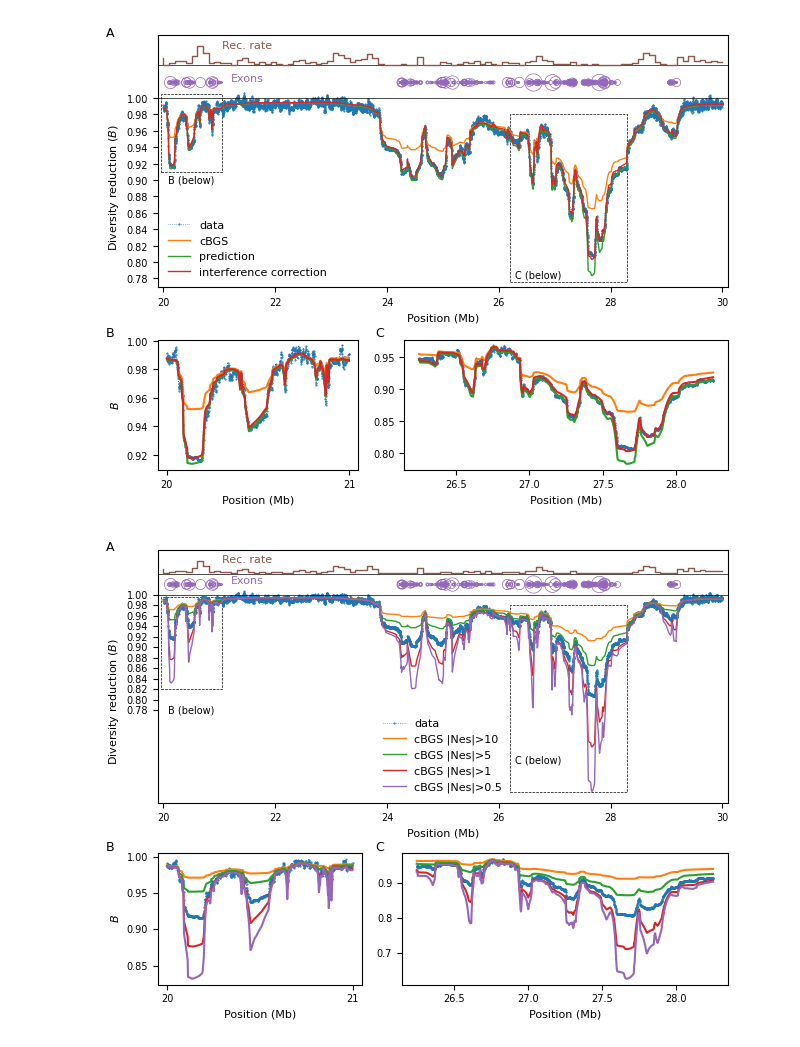
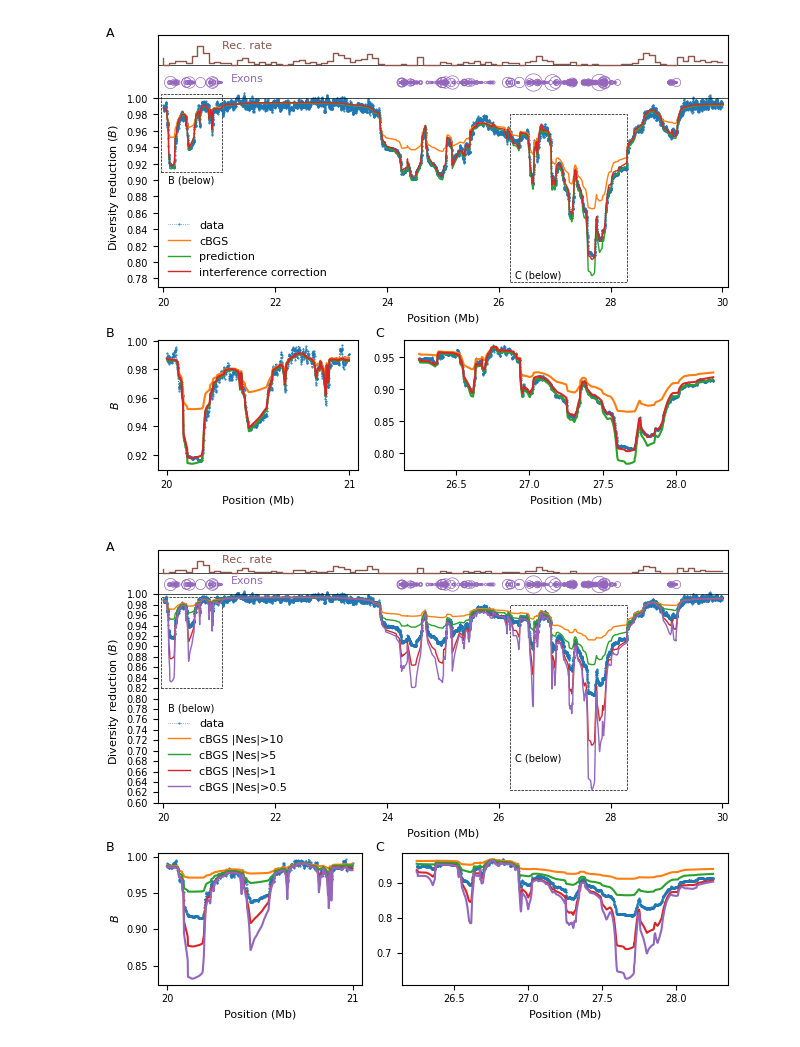
Before and after one commit to gvbarroso/momentspp, a Jupyter notebook: doc/examples/figures_paper1/figures/human-chr2-comparison.ipynb, the cells around one changed output. Cells and saved outputs as stored; diff of their text form; code cells hidden in the pictures.

```diff
--- a/doc/examples/figures_paper1/figures/human-chr2-comparison.ipynb
+++ b/doc/examples/figures_paper1/figures/human-chr2-comparison.ipynb
@@ -280,7 +280,7 @@ ax1.set_xlabel("Position (Mb)")
 ax1.set_ylabel("Diversity reduction ($B$)")
 ax1.yaxis.set_label_coords(-0.065, 0.4)
 ax1.set_xlim(19.9, 30.1)
-ax1.set_yticks(np.arange(0.78, 1.01, 0.02))
+ax1.set_yticks(np.arange(0.6, 1.01, 0.02))
 ax1.legend(frameon=False, fontsize=8)
 
 rect = matplotlib.patches.Rectangle((19.95, 0.82), 1.1, 0.175, linestyle="--", edgecolor="k", lw=0.5, facecolor="none")
@@ -293,31 +293,31 @@ ax1.text(26.7, 0.685, "C (below)", va="center", ha="center", fontsize=7)
 
 ax1.text(21.5, 1.065, "Rec. rate", va="center", ha="center", color=colors[5], fontsize=8)
 ax1.text(21.5, 1.025, "Exons", va="center", ha="center", color=colors[4], fontsize=8)
 
 ax2.plot(xs[20000:21000] / 1e6, data[20000:21000], ".:", lw=0.75, ms=1, label="data")
 ax2.plot(xs[20000:21000] / 1e6, B_Nes10[20000:21000], lw=1.5, label="cBGS")
 ax2.plot(xs[20000:21000] / 1e6, B_Nes5[20000:21000], lw=1.5, label="cBGS")
 ax2.plot(xs[20000:21000] / 1e6, B_Nes1[20000:21000], lw=1.5, label="cBGS")
 ax2.plot(xs[20000:21000] / 1e6, B_Nes05[20000:21000], lw=1.5, label="cBGS")
 
 ax3.plot(xs[26250:28250] / 1e6, data[26250:28250], ".:", lw=0.75, ms=1, label="data")
 ax3.plot(xs[26250:28250] / 1e6, B_Nes10[26250:28250], lw=1.5, label="cBGS")
 ax3.plot(xs[26250:28250] / 1e6, B_Nes5[26250:28250], lw=1.5, label="cBGS")
 ax3.plot(xs[26250:28250] / 1e6, B_Nes1[26250:28250], lw=1.5, label="cBGS")
 ax3.plot(xs[26250:28250] / 1e6, B_Nes05[26250:28250], lw=1.5, label="cBGS")
 
 ax2.set_xlabel("Position (Mb)")
 ax3.set_xlabel("Position (Mb)")
 ax2.set_ylabel("$B$")
 
 ax2.set_xticks([20, 21])
 ax3.set_xticks([26.5, 27, 27.5, 28])
 
 fig.text(0.025, 0.975, "A", va="center", ha="center", fontsize=9)
 fig.text(0.025, 0.375, "B", va="center", ha="center", fontsize=9)
 fig.text(0.440, 0.375, "C", va="center", ha="center", fontsize=9)
 
 fig.tight_layout()
 plt.savefig("../figures/chr2_10Mb_cBGS.pdf")
 # %% [output]
-[figure, old version]
+[figure, new version]
```
Also changed, not shown: parts of 2 cells of this notebook, 3 other files.
